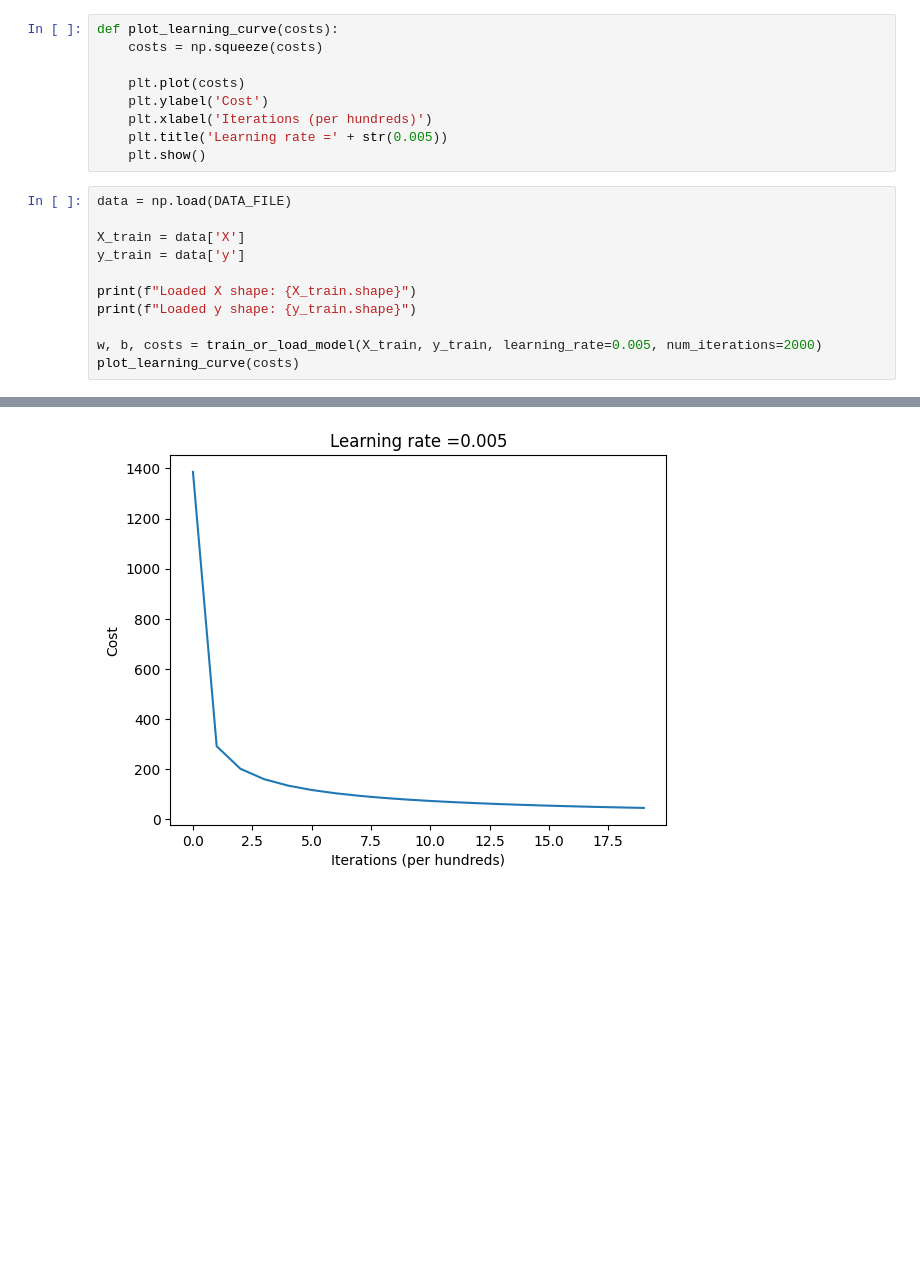
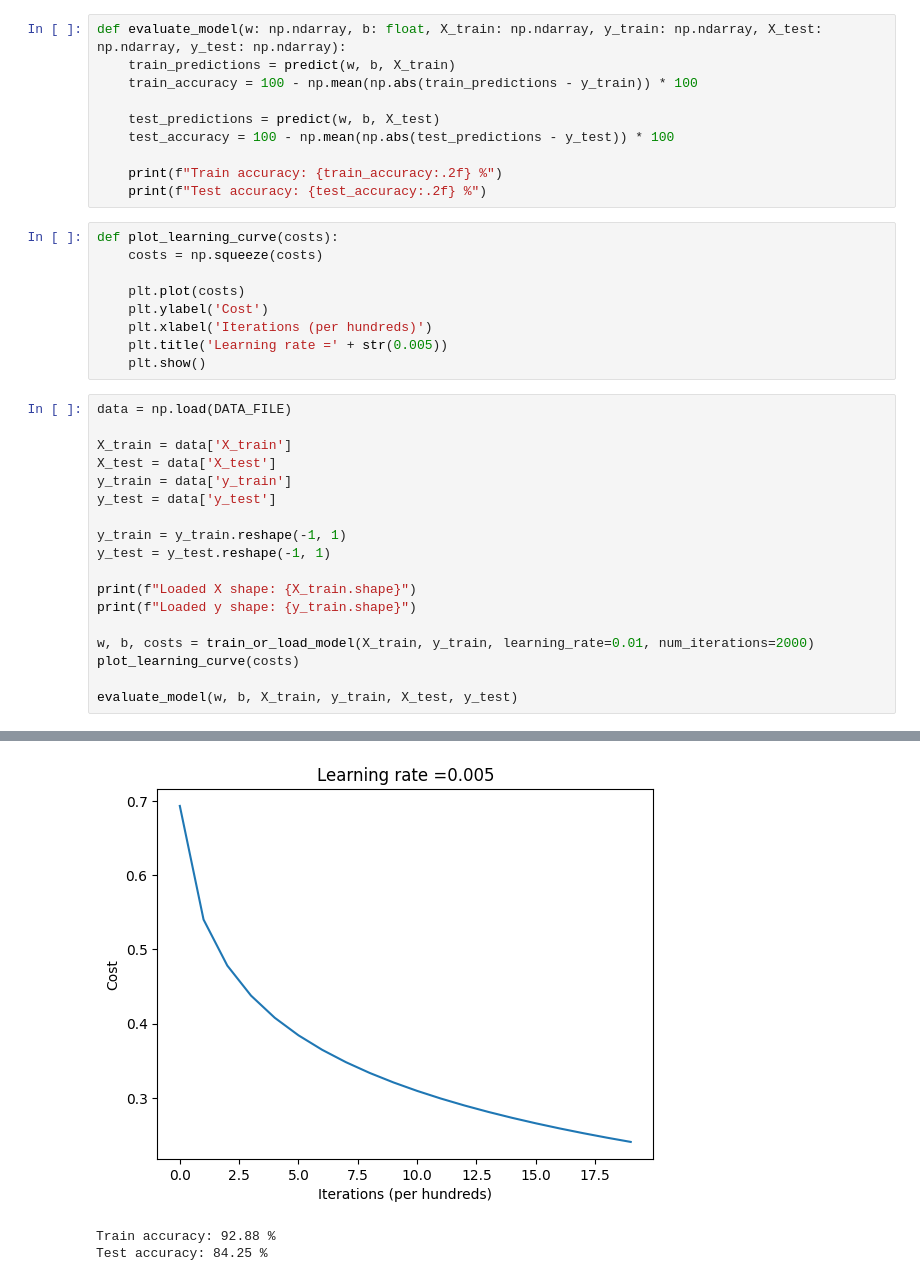
Before and after one commit to Appohh/olive_fly_classifier_scratch, a Jupyter notebook: train_model.ipynb, the cells around one changed output, grey strips where cells are left out. Drawn from its saved outputs; the diff is of its cells as text; blank space fills up the shorter version.

Commit message:
fix model

```diff
--- a/train_model.ipynb
+++ b/train_model.ipynb
@@ -116,6 +117,16 @@ def train_or_load_model(X: np.ndarray, y: np.ndarray, learning_rate: float = 0.0
         print("No saved model found. Starting training (this might take a while)...")
 
         return train_model(X, y, learning_rate, num_iterations)
+# %%
+def evaluate_model(w: np.ndarray, b: float, X_train: np.ndarray, y_train: np.ndarray, X_test: np.ndarray, y_test: np.ndarray):
+    train_predictions = predict(w, b, X_train)
+    train_accuracy = 100 - np.mean(np.abs(train_predictions - y_train)) * 100
+
+    test_predictions = predict(w, b, X_test)
+    test_accuracy = 100 - np.mean(np.abs(test_predictions - y_test)) * 100
+
+    print(f"Train accuracy: {train_accuracy:.2f} %")
+    print(f"Test accuracy: {test_accuracy:.2f} %")
 # %%
 def plot_learning_curve(costs):
     costs = np.squeeze(costs)
@@ -128,12 +139,19 @@ def plot_learning_curve(costs):
 # %%
 data = np.load(DATA_FILE)
 
-X_train = data['X']
-y_train = data['y']
+X_train = data['X_train']
+X_test = data['X_test']
+y_train = data['y_train']
+y_test = data['y_test']
+
+y_train = y_train.reshape(-1, 1)
+y_test = y_test.reshape(-1, 1)
 
 print(f"Loaded X shape: {X_train.shape}")
 print(f"Loaded y shape: {y_train.shape}")
 
-w, b, costs = train_or_load_model(X_train, y_train, learning_rate=0.005, num_iterations=2000)
+w, b, costs = train_or_load_model(X_train, y_train, learning_rate=0.01, num_iterations=2000)
 plot_learning_curve(costs)
+
+evaluate_model(w, b, X_train, y_train, X_test, y_test)
 # %% [output]
@@ -157 +175,3 @@ Train accuracy: 100.0 %
-[figure, old version]
+[figure, new version]
+Train accuracy: 92.88 %
+Test accuracy: 84.25 %
```
Also changed, not shown: parts of 3 cells of this notebook, 2 other files.
